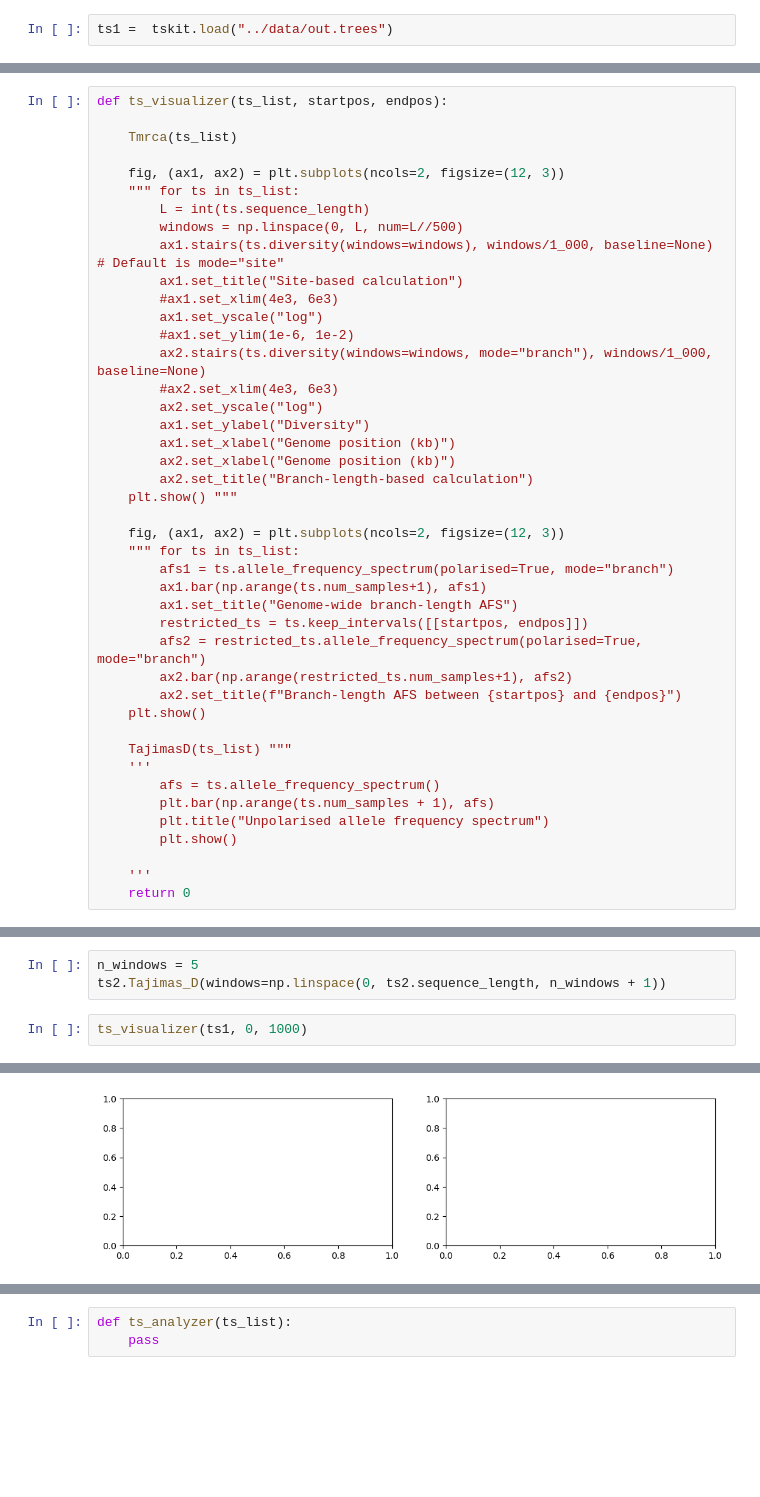
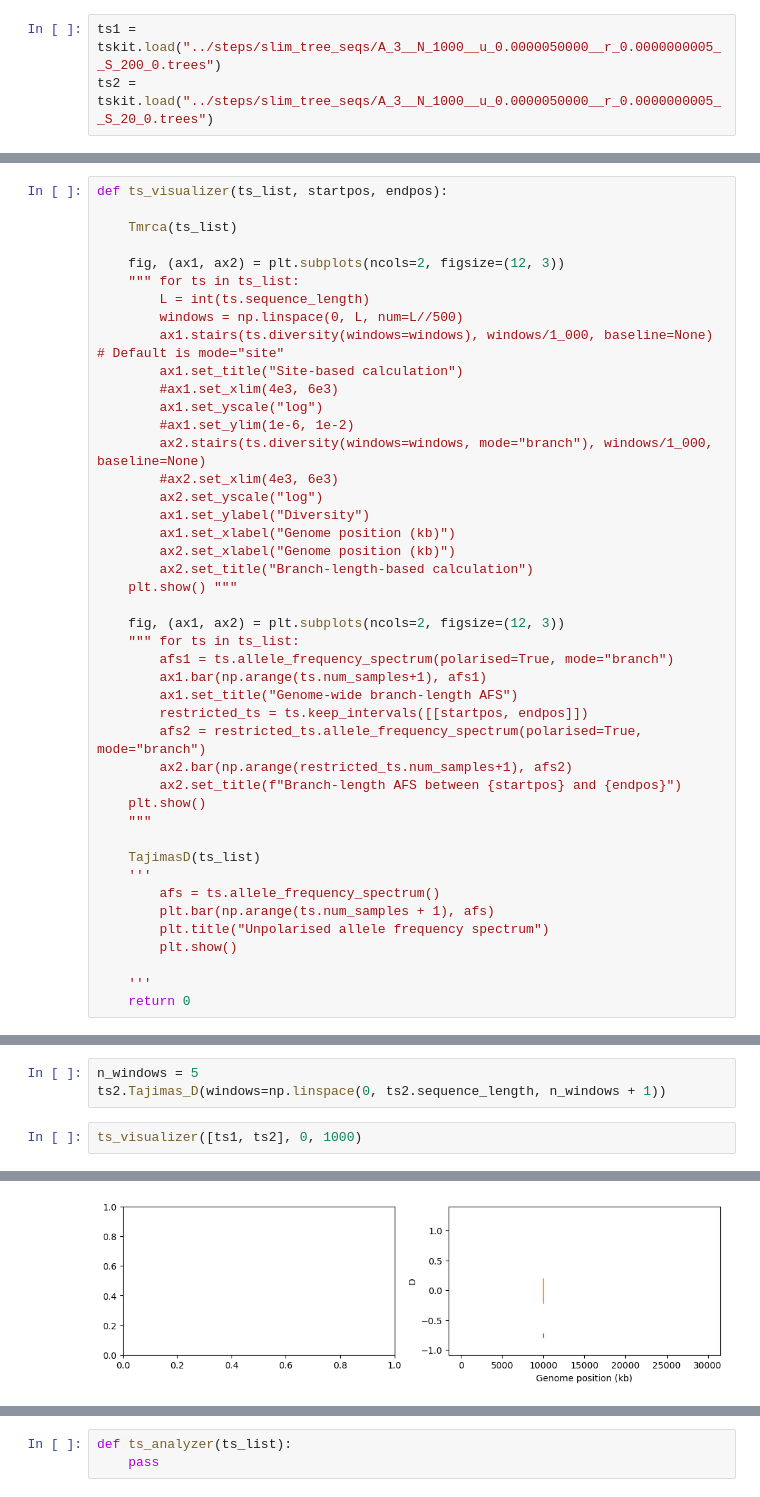
Before and after one commit to munch-group/davide-intern, a Jupyter notebook: notebooks/01_tsanalysis.ipynb, the cells around one changed output, grey strips where cells are left out. Cells and saved outputs as stored; diff of their text form; blank space fills up the shorter version.

Commit message:
graphs for n dataframes

```diff
--- a/notebooks/01_tsanalysis.ipynb
+++ b/notebooks/01_tsanalysis.ipynb
@@ -5,8 +5,9 @@ import msprime, tskit, pyslim, time
 import numpy as np
 import pandas as pd
 from matplotlib import pyplot as plt
-# %%
-ts1 =  tskit.load("../data/out.trees")
+# %%
+ts1 =  tskit.load("../steps/slim_tree_seqs/A_3__N_1000__u_0.0000050000__r_0.0000000005__S_200_0.trees")
+ts2 = tskit.load("../steps/slim_tree_seqs/A_3__N_1000__u_0.0000050000__r_0.0000000005__S_20_0.trees")
 # %%
 def TajimasD(ts_list, windows_len=1800):
     if type(ts_list) == tskit.trees.TreeSequence:
@@ -90,8 +91,9 @@ def ts_visualizer(ts_list, startpos, endpos):
         ax2.bar(np.arange(restricted_ts.num_samples+1), afs2)
         ax2.set_title(f"Branch-length AFS between {startpos} and {endpos}")
     plt.show()
+    """
 
-    TajimasD(ts_list) """
+    TajimasD(ts_list)
     '''
         afs = ts.allele_frequency_spectrum()
         plt.bar(np.arange(ts.num_samples + 1), afs)
@@ -120,6 +122,6 @@ SVG(ts1.draw_svg())
 n_windows = 5
 ts2.Tajimas_D(windows=np.linspace(0, ts2.sequence_length, n_windows + 1))
 # %%
-ts_visualizer(ts1, 0, 1000)
+ts_visualizer([ts1, ts2], 0, 1000)
 # %% [output]
 [figure]
@@ -127,2 +128,2 @@ ts_visualizer(ts1, 0, 1000)
 [figure]
-[figure, old version]
+[figure, new version]
```
Also changed, not shown: parts of 1 cell of this notebook, 3 other files.
